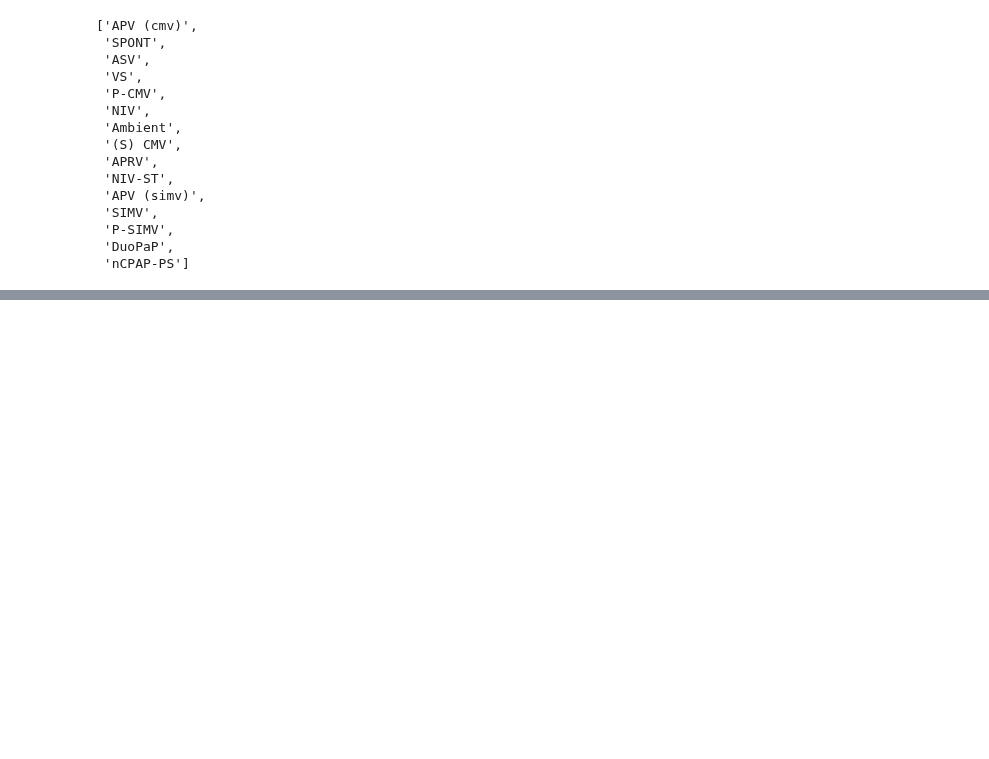
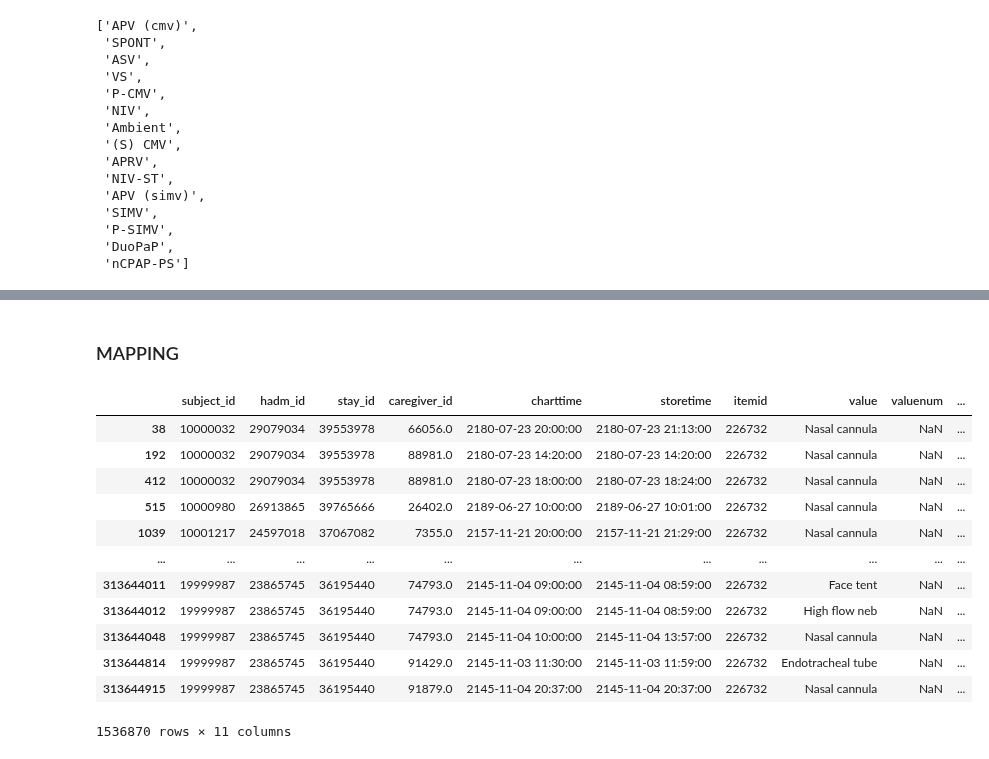
Before and after one commit to oldsandiaz/mimicclif, a Jupyter notebook: code/eda.ipynb, the cells around one changed output, grey strips where cells are left out. Saved outputs shown, nothing was run; the diff lists cells and outputs as text; code cells hidden in the pictures; blank space fills up the shorter version.

```diff
--- a/code/eda.ipynb
+++ b/code/eda.ipynb
@@ -787,0 +794,19 @@ item label: Ventilator Mode (Hamilton); value instances: ['APV (cmv)', 'SPONT',
+# %% [markdown]
+### MAPPING
+# %%
+# all the events for item: O2 Delivery Device(s)
+item_id_to_events(226732)
+# %% [output]
+|  | subject_id | hadm_id | stay_id | caregiver_id | charttime | storetime | itemid | value | valuenum | ... |
+| 38 | 10000032 | 29079034 | 39553978 | 66056.0 | 2180-07-23 20:00:00 | 2180-07-23 21:13:00 | 226732 | Nasal cannula | NaN | ... |
+| 192 | 10000032 | 29079034 | 39553978 | 88981.0 | 2180-07-23 14:20:00 | 2180-07-23 14:20:00 | 226732 | Nasal cannula | NaN | ... |
+| 412 | 10000032 | 29079034 | 39553978 | 88981.0 | 2180-07-23 18:00:00 | 2180-07-23 18:24:00 | 226732 | Nasal cannula | NaN | ... |
+| 515 | 10000980 | 26913865 | 39765666 | 26402.0 | 2189-06-27 10:00:00 | 2189-06-27 10:01:00 | 226732 | Nasal cannula | NaN | ... |
+| 1039 | 10001217 | 24597018 | 37067082 | 7355.0 | 2157-11-21 20:00:00 | 2157-11-21 21:29:00 | 226732 | Nasal cannula | NaN | ... |
+| ... | ... | ... | ... | ... | ... | ... | ... | ... | ... | ... |
+| 313644011 | 19999987 | 23865745 | 36195440 | 74793.0 | 2145-11-04 09:00:00 | 2145-11-04 08:59:00 | 226732 | Face tent | NaN | ... |
+| 313644012 | 19999987 | 23865745 | 36195440 | 74793.0 | 2145-11-04 09:00:00 | 2145-11-04 08:59:00 | 226732 | High flow neb | NaN | ... |
+| 313644048 | 19999987 | 23865745 | 36195440 | 74793.0 | 2145-11-04 10:00:00 | 2145-11-04 13:57:00 | 226732 | Nasal cannula | NaN | ... |
+| 313644814 | 19999987 | 23865745 | 36195440 | 91429.0 | 2145-11-03 11:30:00 | 2145-11-03 11:59:00 | 226732 | Endotracheal tube | NaN | ... |
+| 313644915 | 19999987 | 23865745 | 36195440 | 91879.0 | 2145-11-04 20:37:00 | 2145-11-04 20:37:00 | 226732 | Nasal cannula | NaN | ... |
+1536870 rows × 11 columns
```
Also changed, not shown: parts of 9 cells of this notebook.
